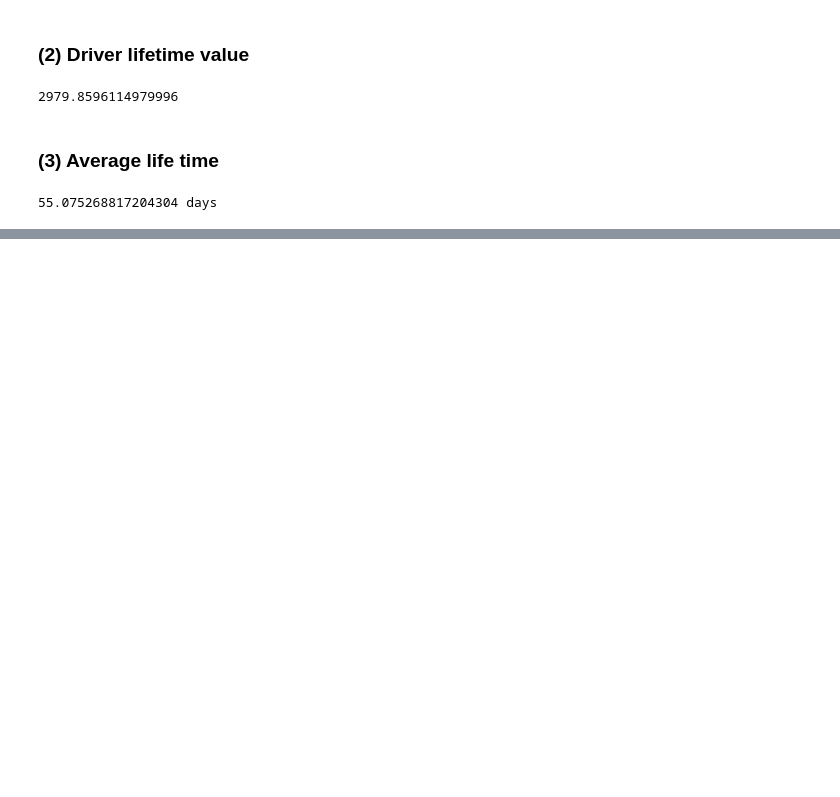
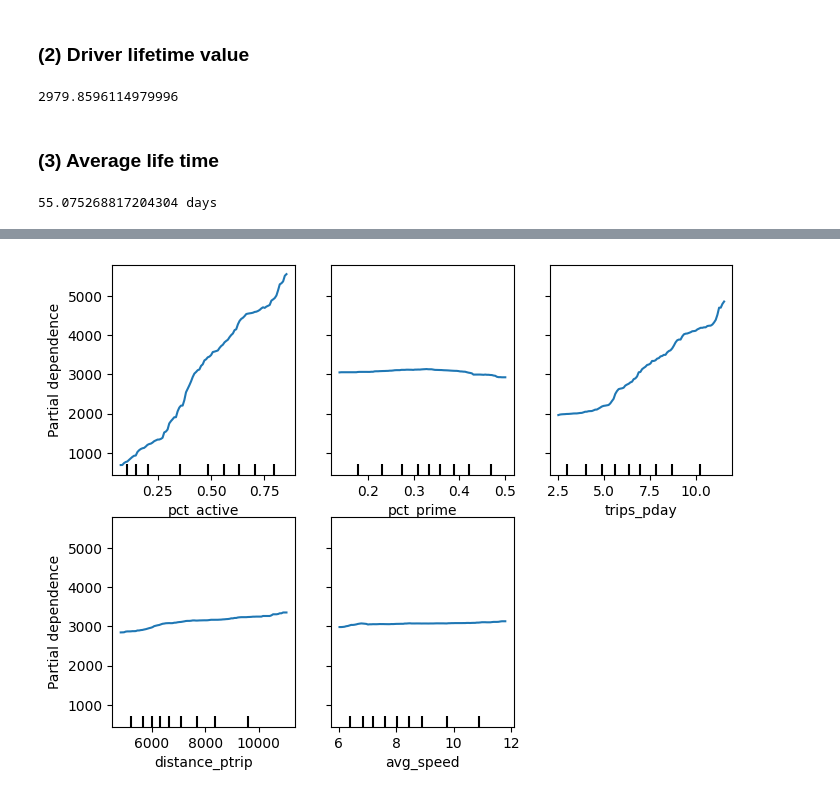
Before and after one commit to J-ZW-Wang/ss_data_project, a Jupyter notebook: Lyft_Driver_Lifetime_Value/Driver_Lifetime_Value.ipynb, the cells around one changed output, grey strips where cells are left out. Cells and saved outputs as stored; diff of their text form; code cells hidden in the pictures; blank space fills up the shorter version.

```diff
--- a/Lyft_Driver_Lifetime_Value/Driver_Lifetime_Value.ipynb
+++ b/Lyft_Driver_Lifetime_Value/Driver_Lifetime_Value.ipynb
@@ -241 +244,6 @@ Index(['driver_id', 'tenure', 'driver_onboard_date', 'active_days',
+# %%
+pd = PartialDependenceDisplay.from_estimator(model1, X_train, features=range(5))
+pd.figure_.set_size_inches(8, 6)
+# %% [output]
+[figure, added]
 # %%
```
Also changed, not shown: parts of 15 cells of this notebook, 1 other file.
